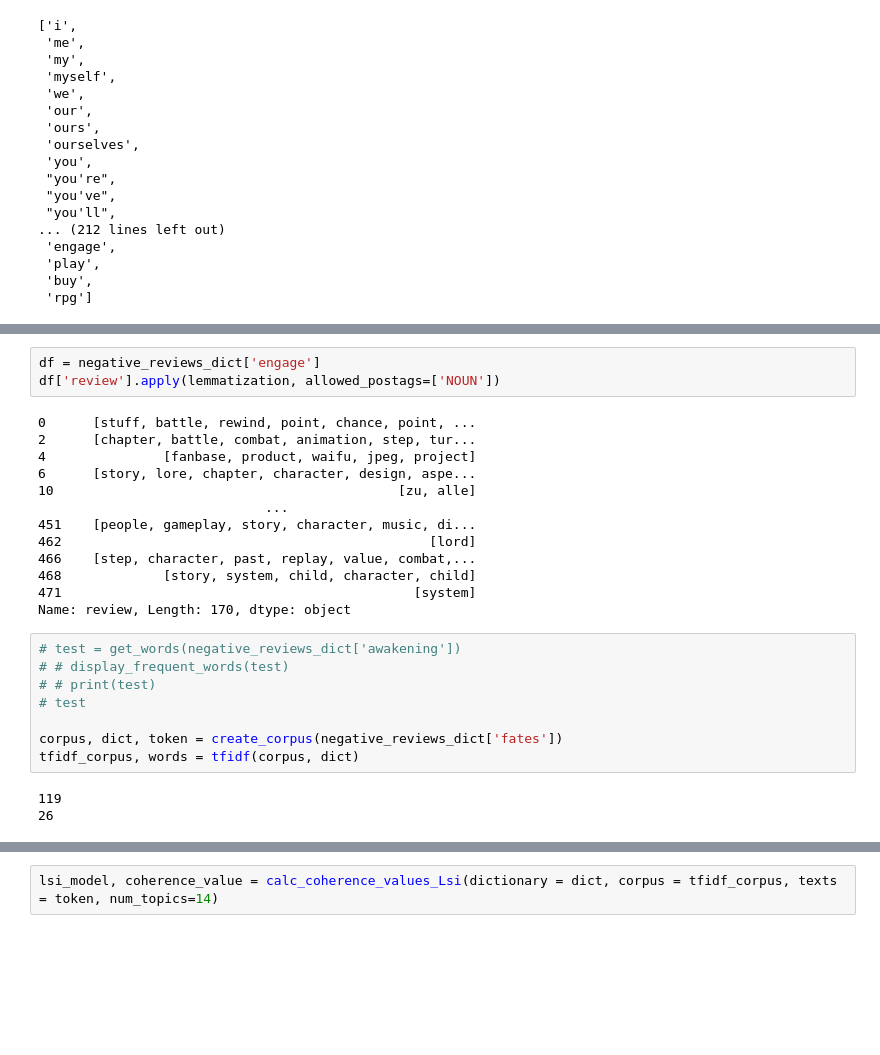
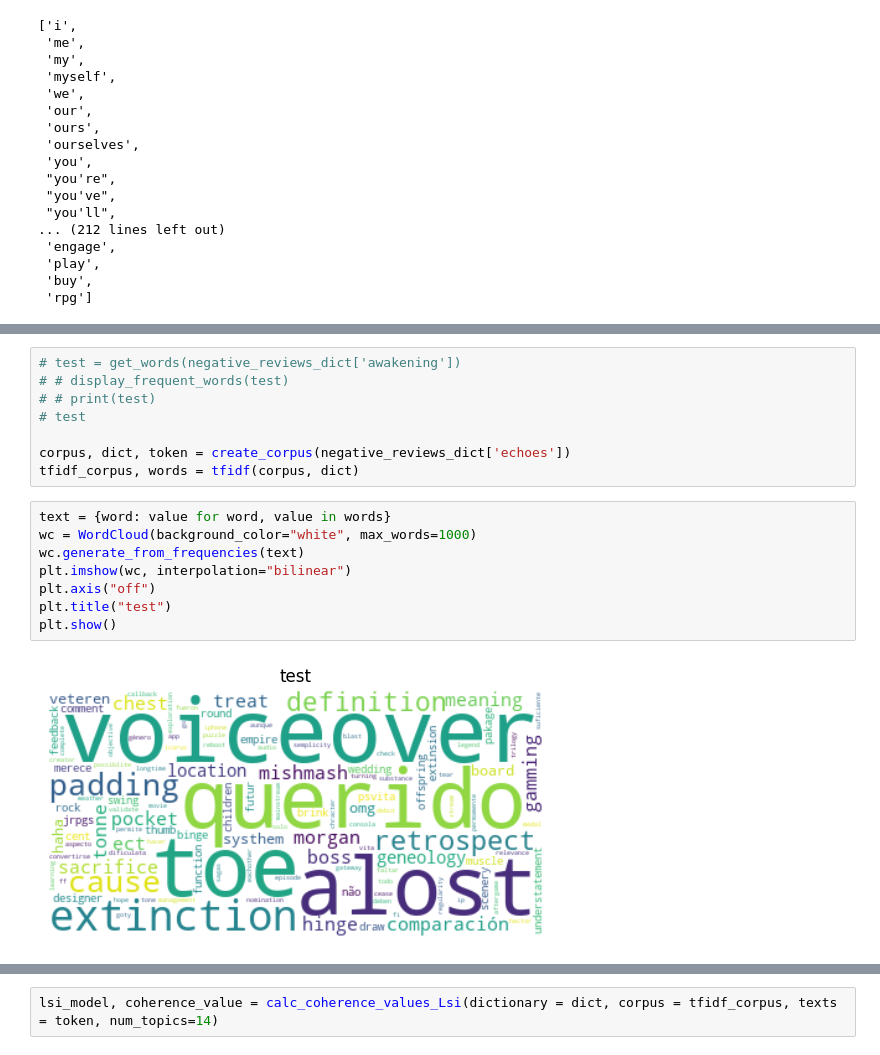
Before and after one commit to Frooge/nlp-project, a Jupyter notebook: nlp.ipynb, the cells around one changed output, grey strips where cells are left out. Drawn from its saved outputs; the diff is of its cells as text; blank space fills up the shorter version.

```diff
--- a/nlp.ipynb
+++ b/nlp.ipynb
@@ -220,33 +233,24 @@ def display_frequent_words(words):
         if word not in seen_words:
             print(f"{word}: {weight}")
             seen_words.add(word)
-# %%
-df = negative_reviews_dict['engage']
-df['review'].apply(lemmatization, allowed_postags=['NOUN'])
-# %% [output]
-0      [stuff, battle, rewind, point, chance, point, ...
-2      [chapter, battle, combat, animation, step, tur...
-4               [fanbase, product, waifu, jpeg, project]
-6      [story, lore, chapter, character, design, aspe...
-10                                            [zu, alle]
-                             ...
-451    [people, gameplay, story, character, music, di...
-462                                               [lord]
-466    [step, character, past, replay, value, combat,...
-468             [story, system, child, character, child]
-471                                             [system]
-Name: review, Length: 170, dtype: object
 # %%
 # test = get_words(negative_reviews_dict['awakening'])
 # # display_frequent_words(test)
 # # print(test)
 # test
 
-corpus, dict, token = create_corpus(negative_reviews_dict['fates'])
+corpus, dict, token = create_corpus(negative_reviews_dict['echoes'])
 tfidf_corpus, words = tfidf(corpus, dict)
-# %% [output]
-119
-26
+# %%
+text = {word: value for word, value in words}
+wc = WordCloud(background_color="white", max_words=1000)
+wc.generate_from_frequencies(text)
+plt.imshow(wc, interpolation="bilinear")
+plt.axis("off")
+plt.title("test")
+plt.show()
+# %% [output]
+[figure, added]
 # %%
 lda_model, coherence_value = calc_coherence_values(dictionary = dict, corpus = tfidf_corpus, texts = token, num_topics=25)
 print(coherence_value)
```
Also changed, not shown: parts of 9 cells of this notebook, 10 other files.
